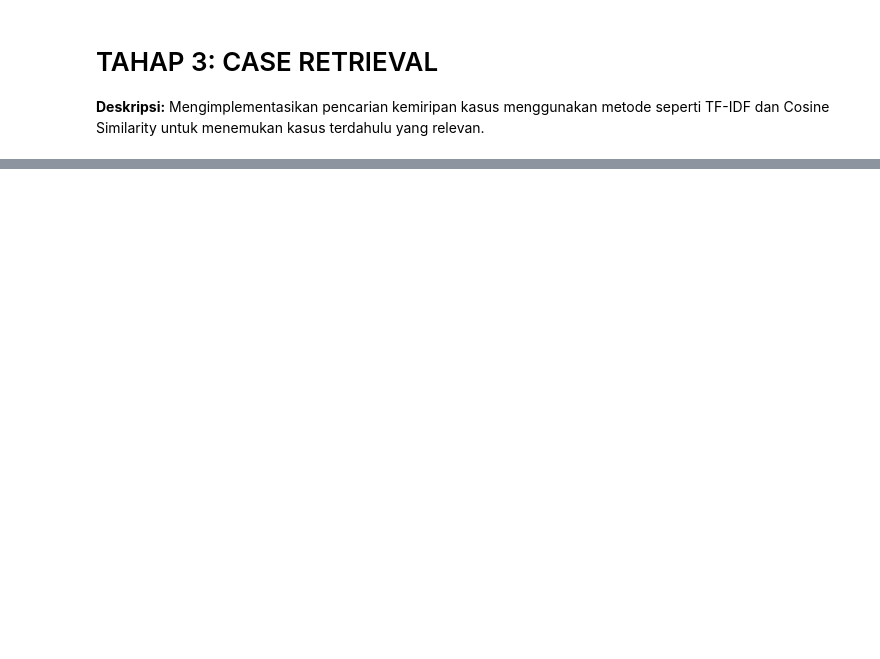
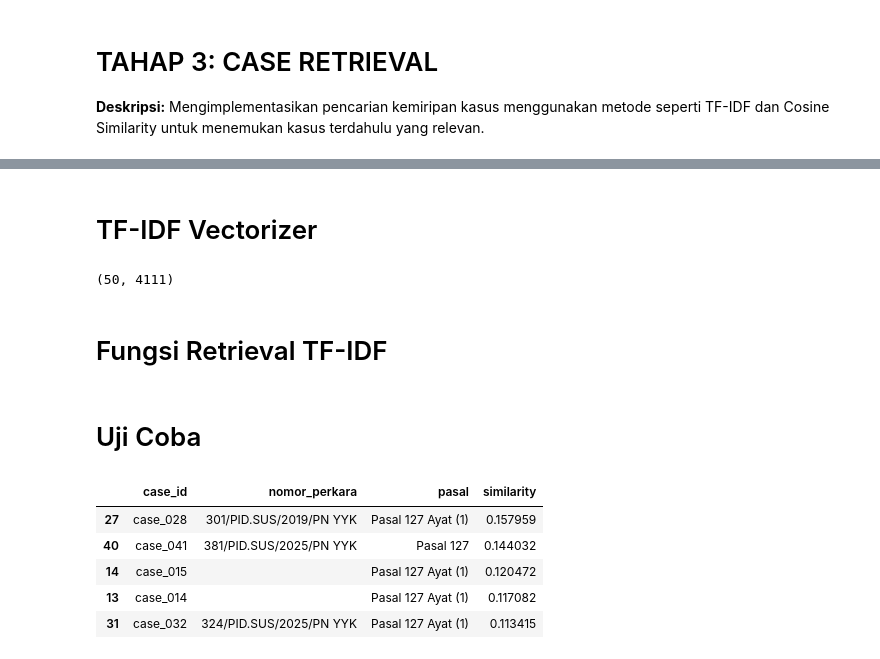
Before and after one commit to didan-ui/Case-Based-Reasoning, a Jupyter notebook: Notebooks/Case_Based_Reasoning.ipynb, the cells around one changed output, grey strips where cells are left out. Drawn from its saved outputs; the diff is of its cells as text; code cells hidden in the pictures; blank space fills up the shorter version.

```diff
--- a/Notebooks/Case_Based_Reasoning.ipynb
+++ b/Notebooks/Case_Based_Reasoning.ipynb
@@ -738,0 +394,59 @@ File README.md berhasil dibuat di direktori root.
+# %% [markdown]
+# TF-IDF Vectorizer
+# %%
+from sklearn.feature_extraction.text import TfidfVectorizer
+
+vectorizer = TfidfVectorizer()
+
+tfidf_matrix = vectorizer.fit_transform(
+    cases_df["processed_text"]
+)
+
+print(tfidf_matrix.shape)
+# %% [output]
+(50, 4111)
+# %% [markdown]
+# Fungsi Retrieval TF-IDF
+# %%
+from sklearn.metrics.pairwise import cosine_similarity
+
+def retrieve_tfidf(query, top_k=5):
+
+    query = preprocess(query)
+
+    query_vector = vectorizer.transform([query])
+
+    similarity = cosine_similarity(
+        query_vector,
+        tfidf_matrix
+    ).flatten()
+
+    top_index = similarity.argsort()[::-1][:top_k]
+
+    result = cases_df.iloc[top_index].copy()
+
+    result["similarity"] = similarity[top_index]
+
+    return result[
+      [
+          "case_id",
+          "nomor_perkara",
+          "nama_terdakwa",
+          "pengadilan",
+          "pasal",
+          "similarity"
+      ]
+    ]
+# %% [markdown]
+# Uji Coba
+# %%
+query = "penyalahgunaan narkotika golongan 1"
+
+retrieve_tfidf(query)
+# %% [output]
+|  | case_id | nomor_perkara | pasal | similarity |
+| 27 | case_028 | 301/PID.SUS/2019/PN YYK | Pasal 127 Ayat (1) | 0.157959 |
+| 40 | case_041 | 381/PID.SUS/2025/PN YYK | Pasal 127 | 0.144032 |
+| 14 | case_015 |  | Pasal 127 Ayat (1) | 0.120472 |
+| 13 | case_014 |  | Pasal 127 Ayat (1) | 0.117082 |
+| 31 | case_032 | 324/PID.SUS/2025/PN YYK | Pasal 127 Ayat (1) | 0.113415 |
```
Also changed, not shown: parts of 94 cells of this notebook.
